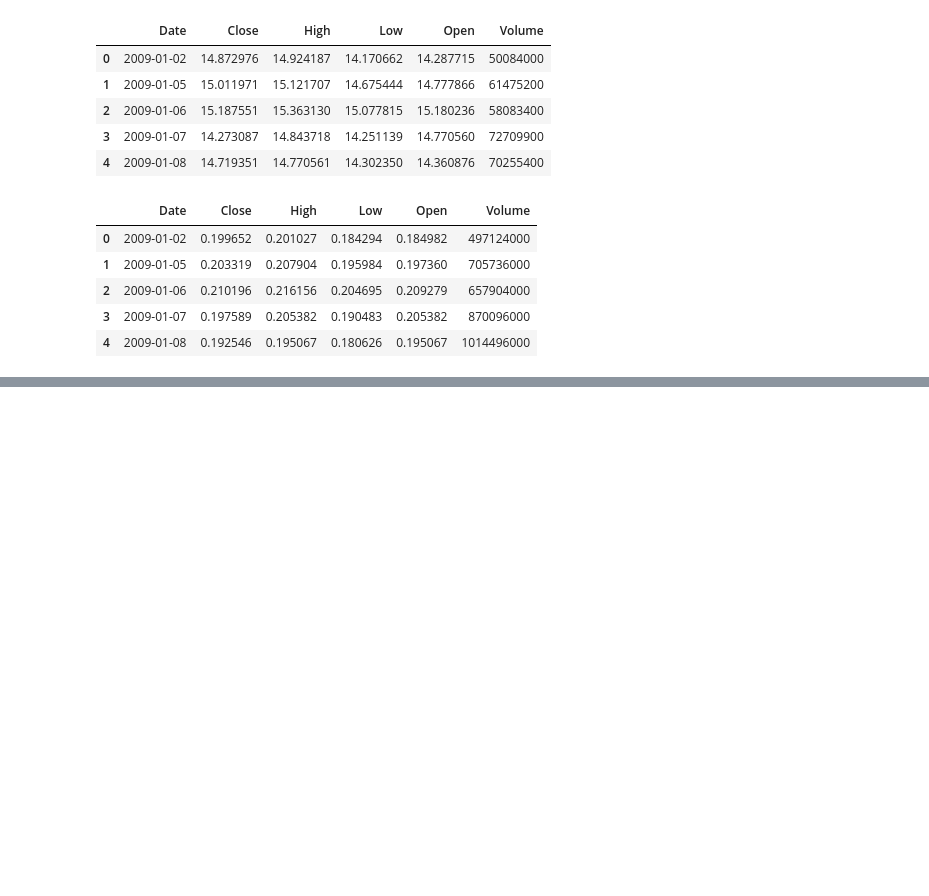
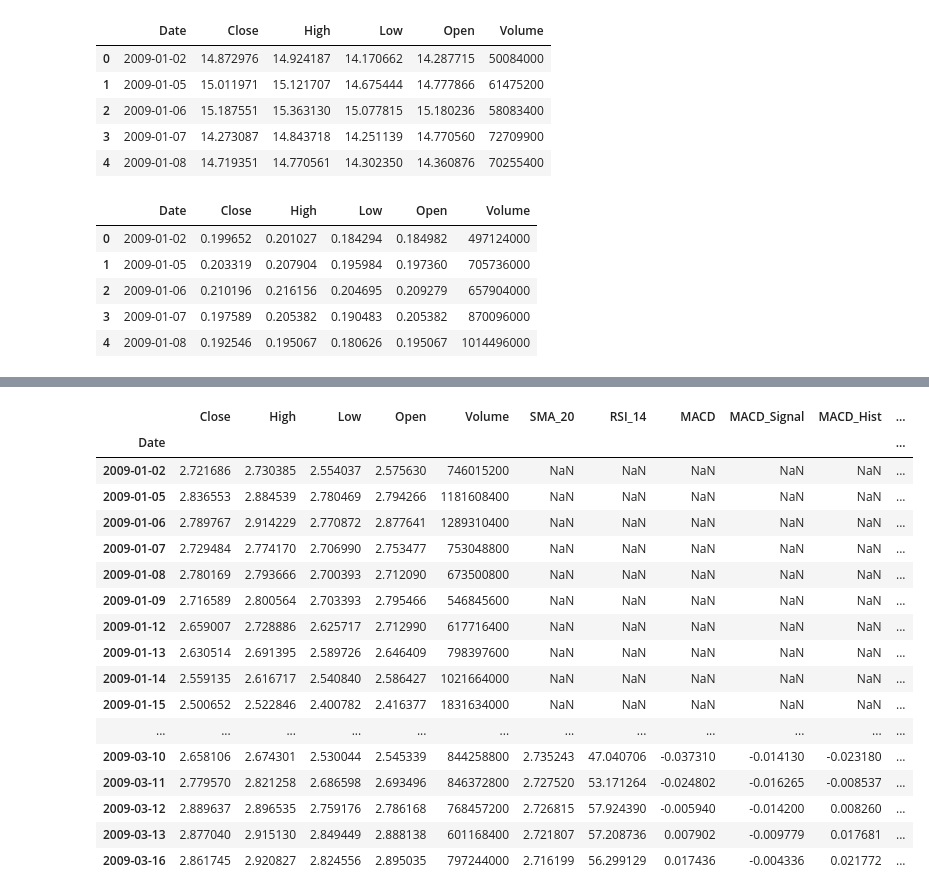
Before and after one commit to tse-coder/finansical_news_and_stock_price_integration, a Jupyter notebook: notebooks/02_stock_tech_indicators.ipynb, the cells around one changed output, grey strips where cells are left out. Cells and saved outputs as stored; diff of their text form; code cells hidden in the pictures; blank space fills up the shorter version.

```diff
--- a/notebooks/02_stock_tech_indicators.ipynb
+++ b/notebooks/02_stock_tech_indicators.ipynb
@@ -189,0 +126,46 @@ display(fd_nvda.head())
+# %%
+import pandas as pd # Import Pandas to access rolling and pct_change methods
+
+# Function to compute daily returns and rolling volatility for a DataFrame
+# Note: The function name has been simplified as we no longer rely on pynance
+def add_metrics(df, period=20):
+    # Daily returns
+    df["Daily_Returns"] = df["Close"].pct_change()
+
+    # Moving average
+    df[f"SMA_{period}_pn"] = df["Close"].rolling(window=period).mean()
+
+    # Rolling volatility
+    df[f"Volatility_{period}"] = df["Daily_Returns"].rolling(window=period).std()
+
+    return df
+
+# Apply to all stocks
+fd_aapl = add_metrics(fd_aapl)
+fd_amzn = add_metrics(fd_amzn)
+fd_goog = add_metrics(fd_goog)
+fd_meta = add_metrics(fd_meta)
+fd_msft = add_metrics(fd_msft)
+fd_nvda = add_metrics(fd_nvda)
+
+# Display to check
+display(fd_aapl.head(50))
+# %% [output]
+|  | Close | High | Low | Open | Volume | SMA_20 | RSI_14 | MACD | MACD_Signal | MACD_Hist | ... |
+| Date |  |  |  |  |  |  |  |  |  |  | ... |
+| 2009-01-02 | 2.721686 | 2.730385 | 2.554037 | 2.575630 | 746015200 | NaN | NaN | NaN | NaN | NaN | ... |
+| 2009-01-05 | 2.836553 | 2.884539 | 2.780469 | 2.794266 | 1181608400 | NaN | NaN | NaN | NaN | NaN | ... |
+| 2009-01-06 | 2.789767 | 2.914229 | 2.770872 | 2.877641 | 1289310400 | NaN | NaN | NaN | NaN | NaN | ... |
+| 2009-01-07 | 2.729484 | 2.774170 | 2.706990 | 2.753477 | 753048800 | NaN | NaN | NaN | NaN | NaN | ... |
+| 2009-01-08 | 2.780169 | 2.793666 | 2.700393 | 2.712090 | 673500800 | NaN | NaN | NaN | NaN | NaN | ... |
+| 2009-01-09 | 2.716589 | 2.800564 | 2.703393 | 2.795466 | 546845600 | NaN | NaN | NaN | NaN | NaN | ... |
+| 2009-01-12 | 2.659007 | 2.728886 | 2.625717 | 2.712990 | 617716400 | NaN | NaN | NaN | NaN | NaN | ... |
+| 2009-01-13 | 2.630514 | 2.691395 | 2.589726 | 2.646409 | 798397600 | NaN | NaN | NaN | NaN | NaN | ... |
+| 2009-01-14 | 2.559135 | 2.616717 | 2.540840 | 2.586427 | 1021664000 | NaN | NaN | NaN | NaN | NaN | ... |
+| 2009-01-15 | 2.500652 | 2.522846 | 2.400782 | 2.416377 | 1831634000 | NaN | NaN | NaN | NaN | NaN | ... |
+| ... | ... | ... | ... | ... | ... | ... | ... | ... | ... | ... | ... |
+| 2009-03-10 | 2.658106 | 2.674301 | 2.530044 | 2.545339 | 844258800 | 2.735243 | 47.040706 | -0.037310 | -0.014130 | -0.023180 | ... |
+| 2009-03-11 | 2.779570 | 2.821258 | 2.686598 | 2.693496 | 846372800 | 2.727520 | 53.171264 | -0.024802 | -0.016265 | -0.008537 | ... |
+| 2009-03-12 | 2.889637 | 2.896535 | 2.759176 | 2.786168 | 768457200 | 2.726815 | 57.924390 | -0.005940 | -0.014200 | 0.008260 | ... |
+| 2009-03-13 | 2.877040 | 2.915130 | 2.849449 | 2.888138 | 601168400 | 2.721807 | 57.208736 | 0.007902 | -0.009779 | 0.017681 | ... |
+| 2009-03-16 | 2.861745 | 2.920827 | 2.824556 | 2.895035 | 797244000 | 2.716199 | 56.299129 | 0.017436 | -0.004336 | 0.021772 | ... |
```
Also changed, not shown: parts of 4 cells of this notebook, 5 other files.
